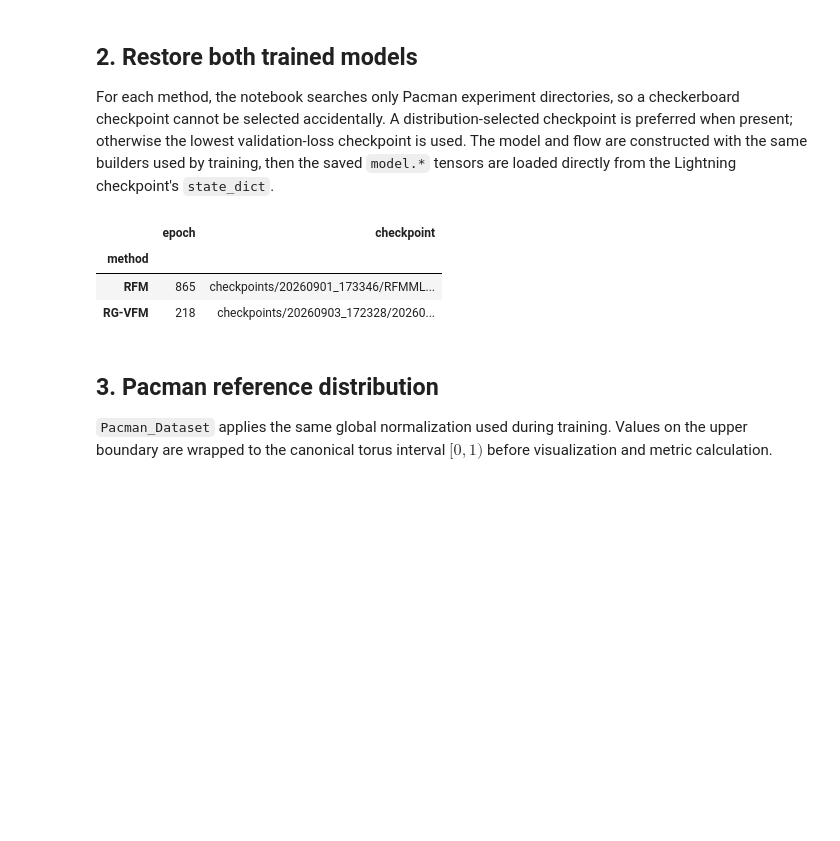
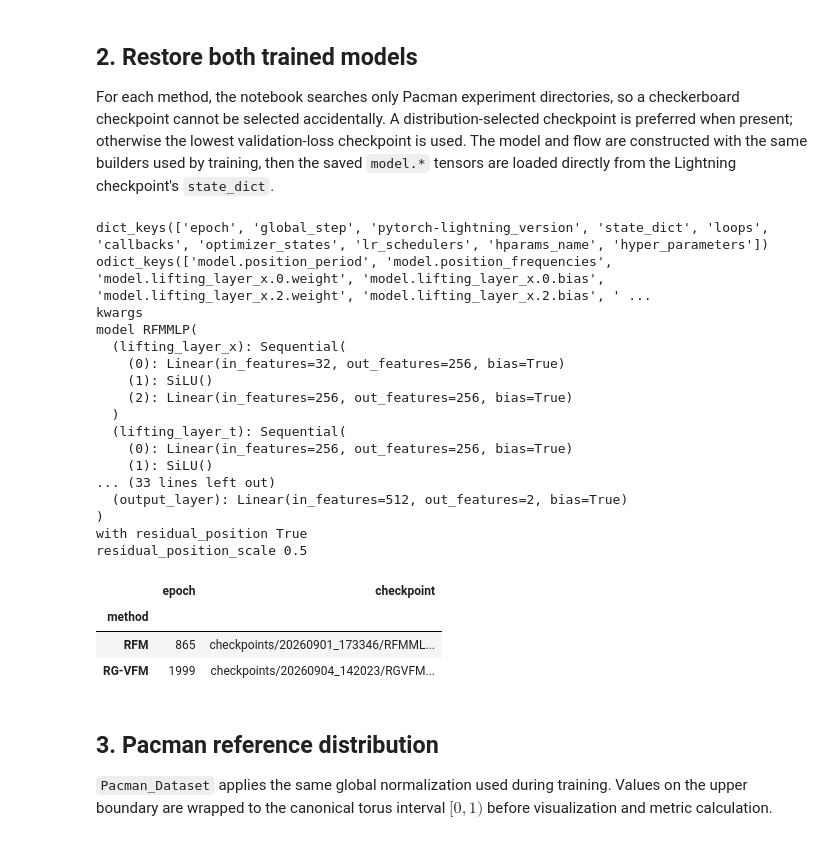
Before and after one commit to MateosCz/diffusion-playground, a Jupyter notebook: pacman_rfm_rgvfm_analysis.ipynb, the cells around one changed output. Cells and saved outputs as stored; diff of their text form; code cells hidden in the pictures; blank space fills up the shorter version.

```diff
--- a/pacman_rfm_rgvfm_analysis.ipynb
+++ b/pacman_rfm_rgvfm_analysis.ipynb
@@ -122,7 +123,12 @@ def display_path(path: Path) -> str:
 
 manifold = FlatTorus01(dim=2)
 checkpoint_paths = {method: resolve_checkpoint(method) for method in METHODS}
-checkpoint_paths['rgvfm'] = (PROJECT_ROOT / 'checkpoints/20260903_172328/20260903_184159/RGVFMMLP_pacman_fractional/rgvfm_mlp_0218-0.007335.ckpt')
+checkpoint_paths['rgvfm'] = (PROJECT_ROOT / 'checkpoints/20260904_142023/RGVFMMLP_pacman_fractional_res_scale_0.5/last.ckpt
+from
+
+
+
+fdsarefffff.  fdsafffffff')
 model_builders = {
     'rfm': build_rfm_model,
     'rgvfm': build_rgvfm_model,
@@ -134,36 +140,60 @@ flow_builders = {
 checkpoints = {}
 models = {}
 flows = {method: flow_builders[method](manifold) for method in METHODS}
+rgvfm_mlp_ckpt = torch.load(checkpoint_paths['rgvfm'], map_location='cpu', weights_only=True)
+print(rgvfm_mlp_ckpt.keys())
+print(rgvfm_mlp_ckpt['state_dict'].keys())
+print(rgvfm_mlp_ckpt['hparams_name'])
 
 for method in METHODS:
     checkpoint = torch.load(
         checkpoint_paths[method], map_location='cpu', weights_only=True
     )
     model_state = {
         key.removeprefix('model.'): value
         for key, value in checkpoint['state_dict'].items()
         if key.startswith('model.')
     }
     model = model_builders[method](manifold)
+    print("model", model)
+    print("with residual_position", model.with_residual_position)
+    print("residual_position_scale", model.residual_position_scale)
     model.load_state_dict(model_state, strict=True)
     model.to(DEVICE).eval()
     checkpoints[method] = checkpoint
     models[method] = model
 
 checkpoint_summary = pd.DataFrame([
     {
         'method': LABELS[method],
         'epoch': checkpoints[method].get('epoch', 'unknown'),
         'checkpoint': display_path(checkpoint_paths[method]),
     }
     for method in METHODS
 ]).set_index('method')
 display(checkpoint_summary)
 # %% [output]
+dict_keys(['epoch', 'global_step', 'pytorch-lightning_version', 'state_dict', 'loops', 'callbacks', 'optimizer_states', 'lr_schedulers', 'hparams_name', 'hyper_parameters'])
+odict_keys(['model.position_period', 'model.position_frequencies', 'model.lifting_layer_x.0.weight', 'model.lifting_layer_x.0.bias', 'model.lifting_layer_x.2.weight', 'model.lifting_layer_x.2.bias', ' ...
+kwargs
+model RFMMLP(
+  (lifting_layer_x): Sequential(
+    (0): Linear(in_features=32, out_features=256, bias=True)
+    (1): SiLU()
+    (2): Linear(in_features=256, out_features=256, bias=True)
+  )
+  (lifting_layer_t): Sequential(
+    (0): Linear(in_features=256, out_features=256, bias=True)
+    (1): SiLU()
+... (33 lines left out)
+  (output_layer): Linear(in_features=512, out_features=2, bias=True)
+)
+with residual_position True
+residual_position_scale 0.5
 |  | epoch | checkpoint |
 | method |  |  |
 | RFM | 865 | checkpoints/20260901_173346/RFMML... |
-| RG-VFM | 218 | checkpoints/20260903_172328/20260... |
+| RG-VFM | 1999 | checkpoints/20260904_142023/RGVFM... |
 # %% [markdown]
 ## 3. Pacman reference distribution
 
```
Also changed, not shown: parts of 6 cells of this notebook, 1 other file.
